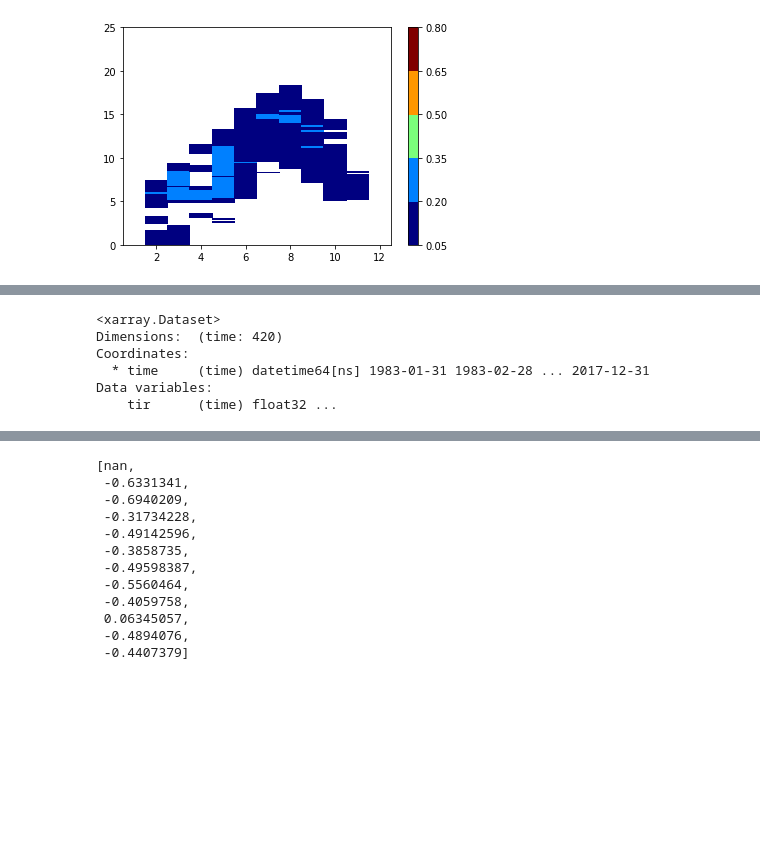
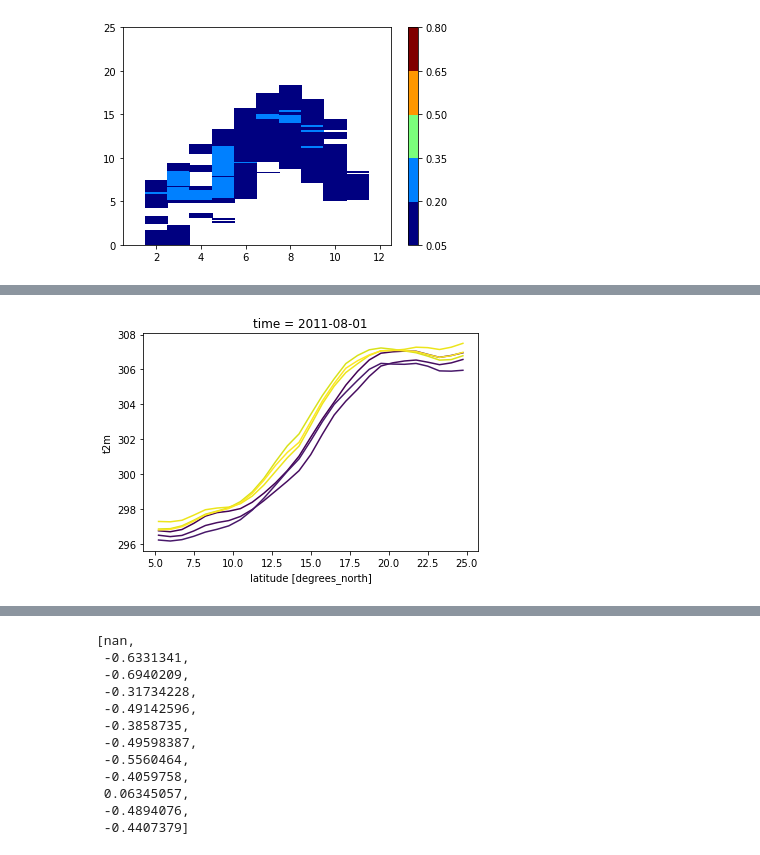
Before and after one commit to cornkle/proj_CEH, a Jupyter notebook: notebooks/CLOVER_OBS_fig1.ipynb, the cells around one changed output, grey strips where cells are left out. Cells and saved outputs as stored; diff of their text form; code cells hidden in the pictures; blank space fills up the shorter version.

```diff
--- a/notebooks/CLOVER_OBS_fig1.ipynb
+++ b/notebooks/CLOVER_OBS_fig1.ipynb
@@ -270,15 +292,22 @@ mask_sig = (qtrend.transpose()>0.2).astype(int)
 mcs = cnst.GRIDSAT + 'aggs/box_13W-13E-4-8N_meanT-50_from5000km2.nc'
 # %%
 mcs_temp = xr.open_dataset(mcs)
-# %%
-mcs_temp
-# %% [output]
-<xarray.Dataset>
-Dimensions:  (time: 420)
-Coordinates:
-  * time     (time) datetime64[ns] 1983-01-31 1983-02-28 ... 2017-12-31
-Data variables:
-    tir      (time) float32 ...
+# %%
+tgrad_test = xr.open_dataset(cnst.ERA_MONTHLY_SRFC)
+t2m = tgrad_test['t2m']
+t2m = u_darrays.flip_lat(t2m)
+tall = t2m.sel(longitude=slice(-10, 20), latitude=slice(5,25)).mean('longitude')
+# %%
+april = tall[tall['time.month']==8]
+# %%
+plt.figure()
+cmap = mpl.cm.get_cmap('viridis')
+ranges = np.array([0,1,2,30,31,32])
+for r in ranges:
+    perc = r / max(ranges)
+    april[r,:].plot(color=cmap(perc))
+# %% [output]
+[figure, added]
 # %%
 def calc_month(m):
     srfc = cnst.ERA_MONTHLY_SRFC
```
Also changed, not shown: parts of 13 cells of this notebook, 12 other files.
